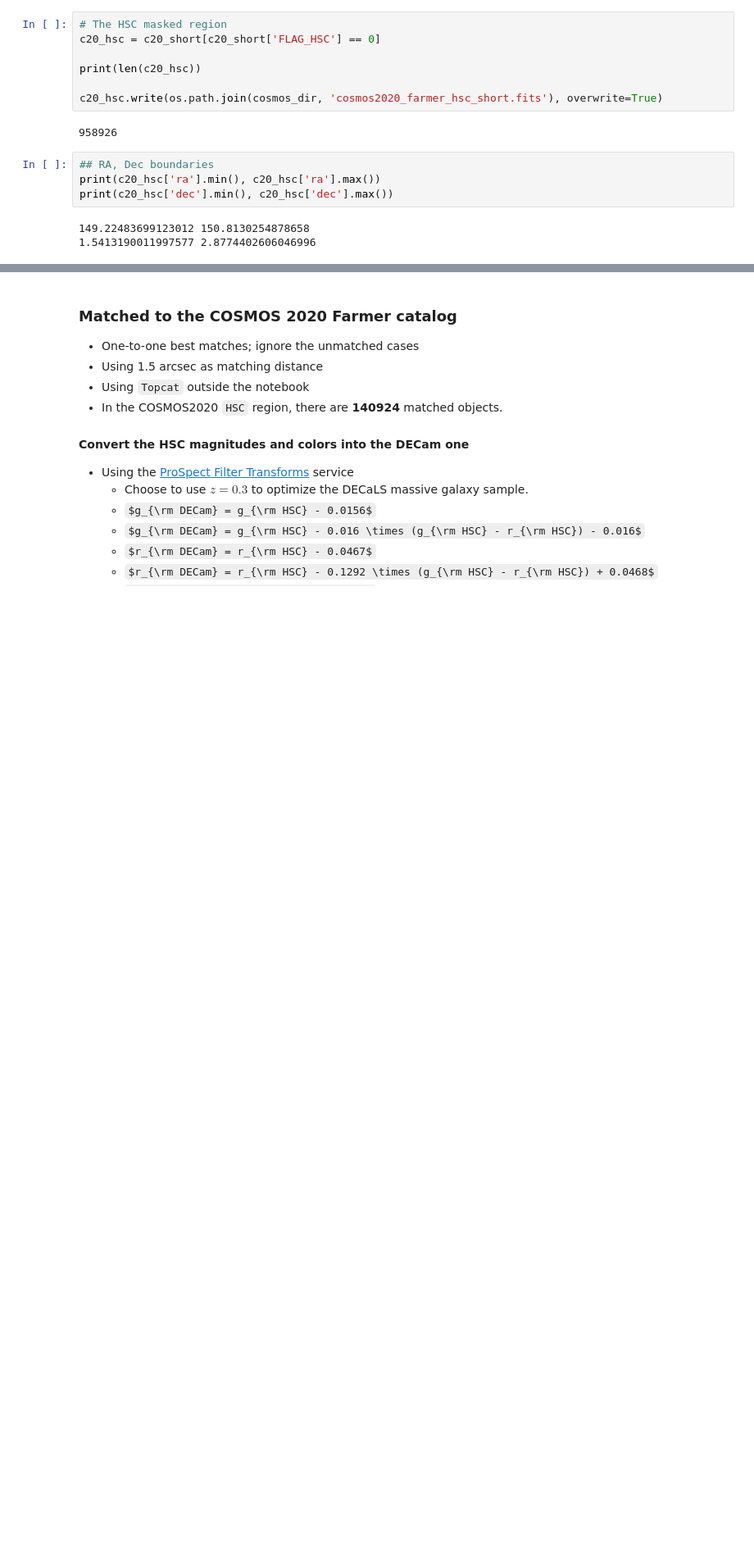
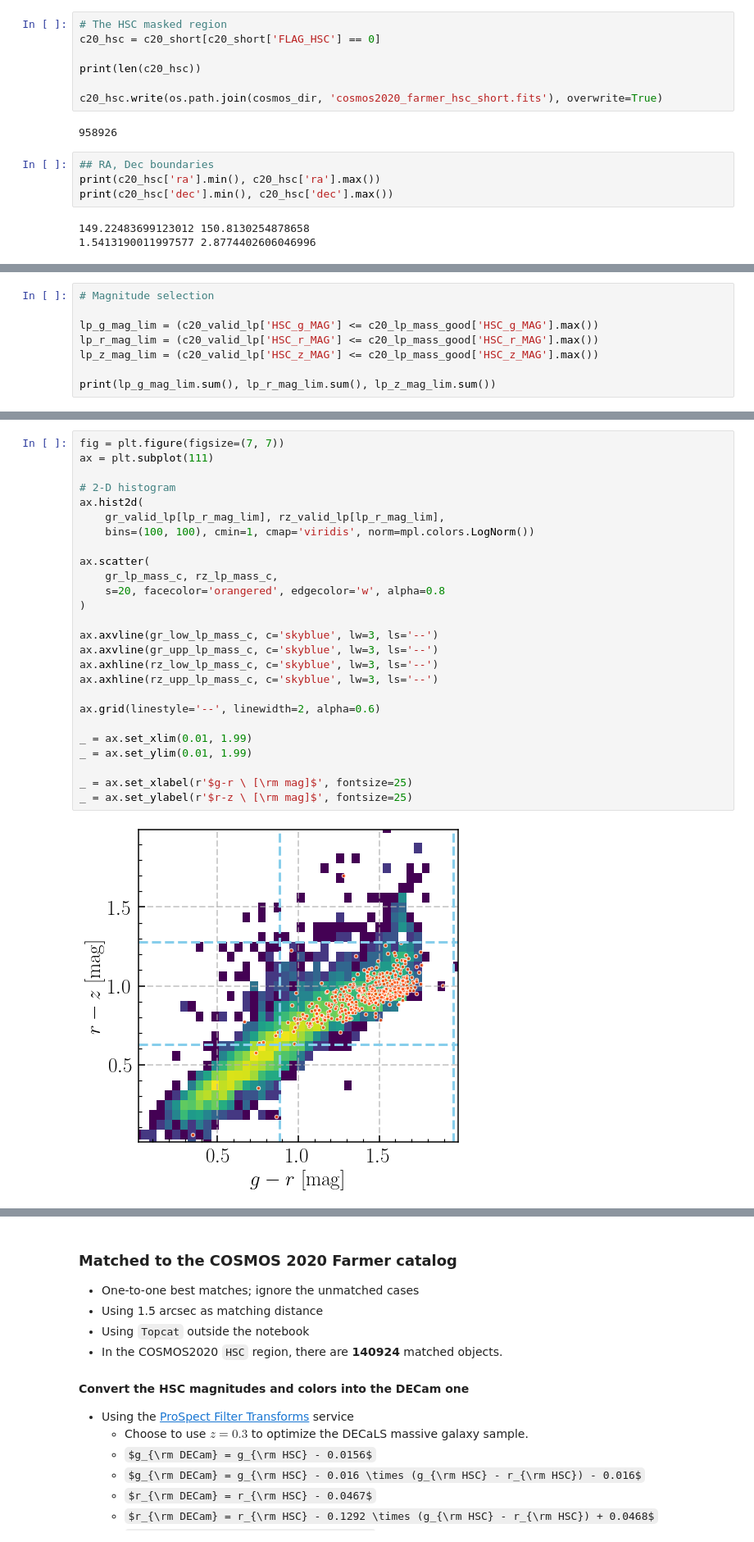
Before and after one commit to dr-guangtou/damascus, a Jupyter notebook: note/cosmos2020/cosmos2020_color_magnitude.ipynb, the cells around one changed output, grey strips where cells are left out. Shown at 82% size. Saved outputs shown, nothing was run; the diff lists cells and outputs as text; some formulas as TeX source; blank space fills up the shorter version.

```diff
--- a/note/cosmos2020/cosmos2020_color_magnitude.ipynb
+++ b/note/cosmos2020/cosmos2020_color_magnitude.ipynb
@@ -256,0 +532,8 @@ ez_mask = c20_valid_lp['ez_mass'] > 0
+# %%
+# Magnitude selection
+
+lp_g_mag_lim = (c20_valid_lp['HSC_g_MAG'] <= c20_lp_mass_good['HSC_g_MAG'].max())
+lp_r_mag_lim = (c20_valid_lp['HSC_r_MAG'] <= c20_lp_mass_good['HSC_r_MAG'].max())
+lp_z_mag_lim = (c20_valid_lp['HSC_z_MAG'] <= c20_lp_mass_good['HSC_z_MAG'].max())
+
+print(lp_g_mag_lim.sum(), lp_r_mag_lim.sum(), lp_z_mag_lim.sum())
@@ -257 +572,29 @@ ez_mask = c20_valid_lp['ez_mass'] > 0
+# %%
+fig = plt.figure(figsize=(7, 7))
+ax = plt.subplot(111)
+
+# 2-D histogram
+ax.hist2d(
+    gr_valid_lp[lp_r_mag_lim], rz_valid_lp[lp_r_mag_lim],
+    bins=(100, 100), cmin=1, cmap='viridis', norm=mpl.colors.LogNorm())
+
+ax.scatter(
+    gr_lp_mass_c, rz_lp_mass_c,
+    s=20, facecolor='orangered', edgecolor='w', alpha=0.8
+)
+
+ax.axvline(gr_low_lp_mass_c, c='skyblue', lw=3, ls='--')
+ax.axvline(gr_upp_lp_mass_c, c='skyblue', lw=3, ls='--')
+ax.axhline(rz_low_lp_mass_c, c='skyblue', lw=3, ls='--')
+ax.axhline(rz_upp_lp_mass_c, c='skyblue', lw=3, ls='--')
+
+ax.grid(linestyle='--', linewidth=2, alpha=0.6)
+
+_ = ax.set_xlim(0.01, 1.99)
+_ = ax.set_ylim(0.01, 1.99)
+
+_ = ax.set_xlabel(r'$g-r \ [\rm mag]$', fontsize=25)
+_ = ax.set_ylabel(r'$r-z \ [\rm mag]$', fontsize=25)
+# %% [output]
+[figure, new version]
 # %% [markdown]
```
Also changed, not shown: parts of 84 cells of this notebook.
